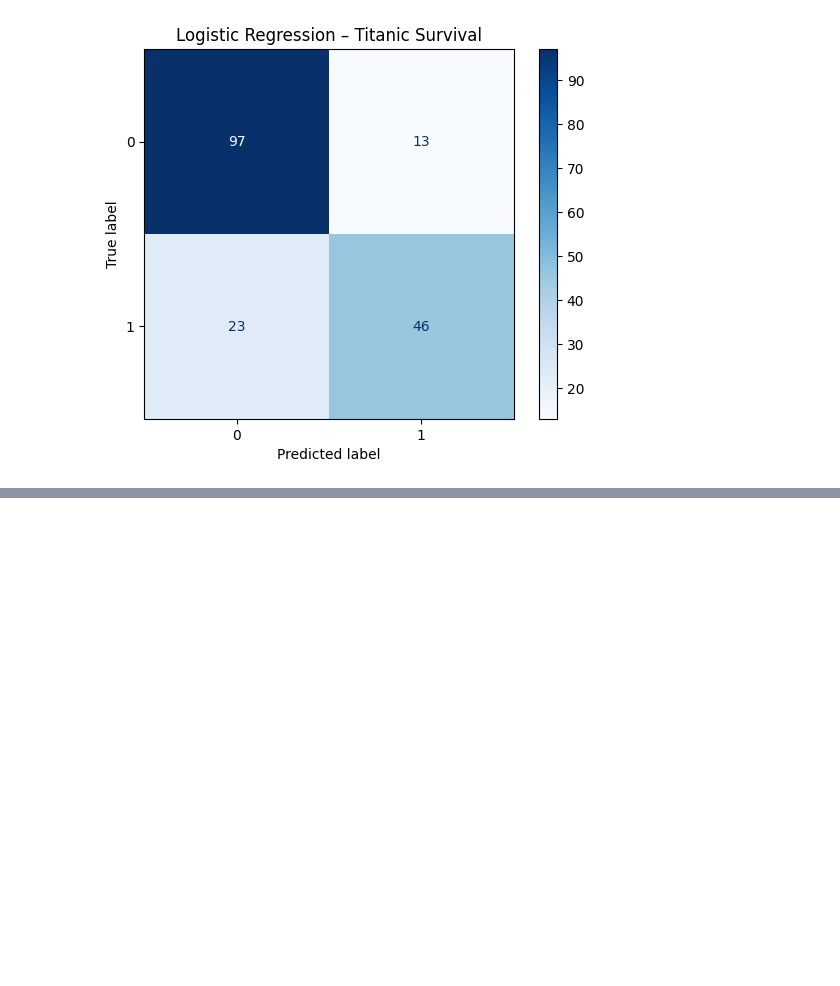
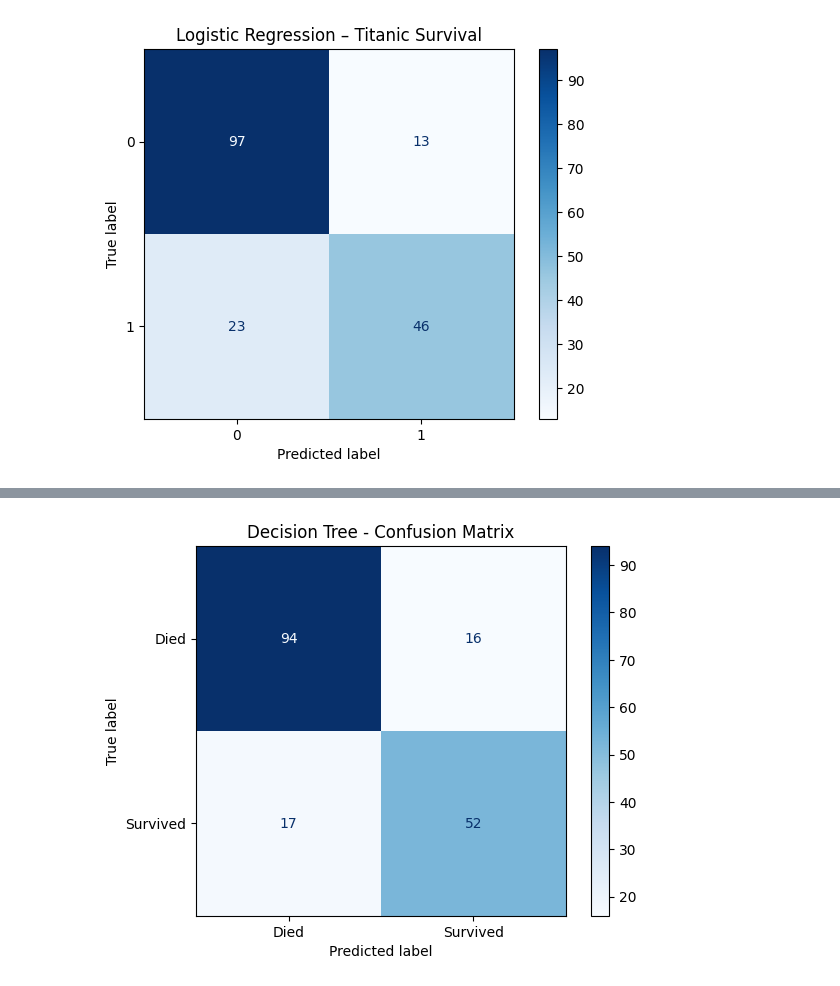
Before and after one commit to AmolSadana012/Titanic_Survival_Prediction, a Jupyter notebook: Titanic_survival_predict.ipynb, the cells around one changed output, grey strips where cells are left out. Saved outputs shown, nothing was run; the diff lists cells and outputs as text; code cells hidden in the pictures; blank space fills up the shorter version.

```diff
--- a/Titanic_survival_predict.ipynb
+++ b/Titanic_survival_predict.ipynb
@@ -321,0 +355,6 @@ plt.show()
+# %%
+# Decision Tree
+from sklearn.tree import DecisionTreeClassifier
+dt_pipe = Pipeline([('preprocessor', preprocessor),('dt', DecisionTreeClassifier(random_state=42))])
+dt_pipe.fit(X_train, y_train)
+y_pred_dt = dt_pipe.predict(X_test)
@@ -321,0 +376,6 @@ plt.show()
+# %%
+ConfusionMatrixDisplay.from_estimator(dt_pipe, X_test, y_test, display_labels=['Died','Survived'], cmap="Blues")
+plt.title("Decision Tree - Confusion Matrix")
+plt.show()
+# %% [output]
+[figure, added]
```
Also changed, not shown: parts of 12 cells of this notebook.
